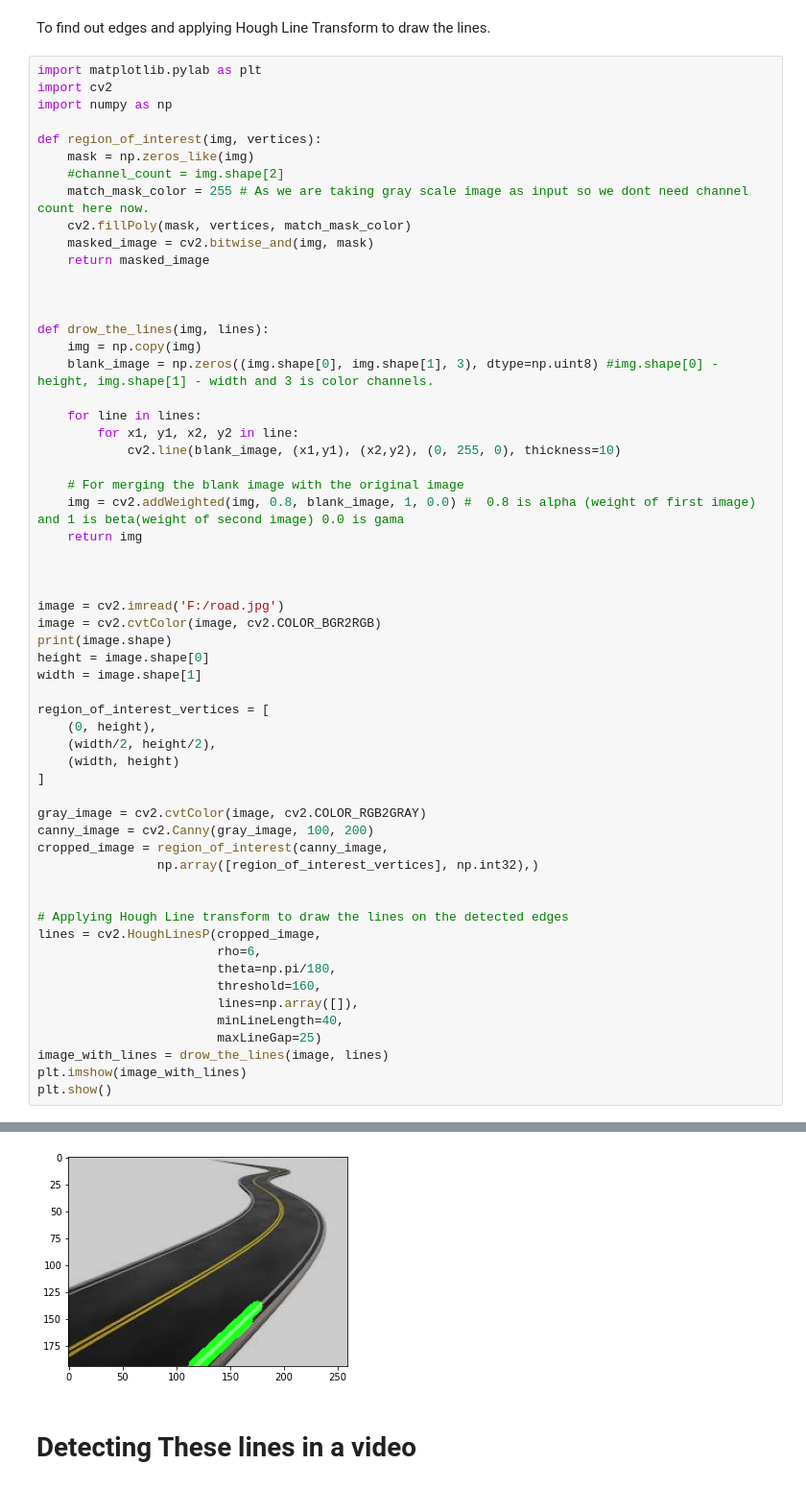
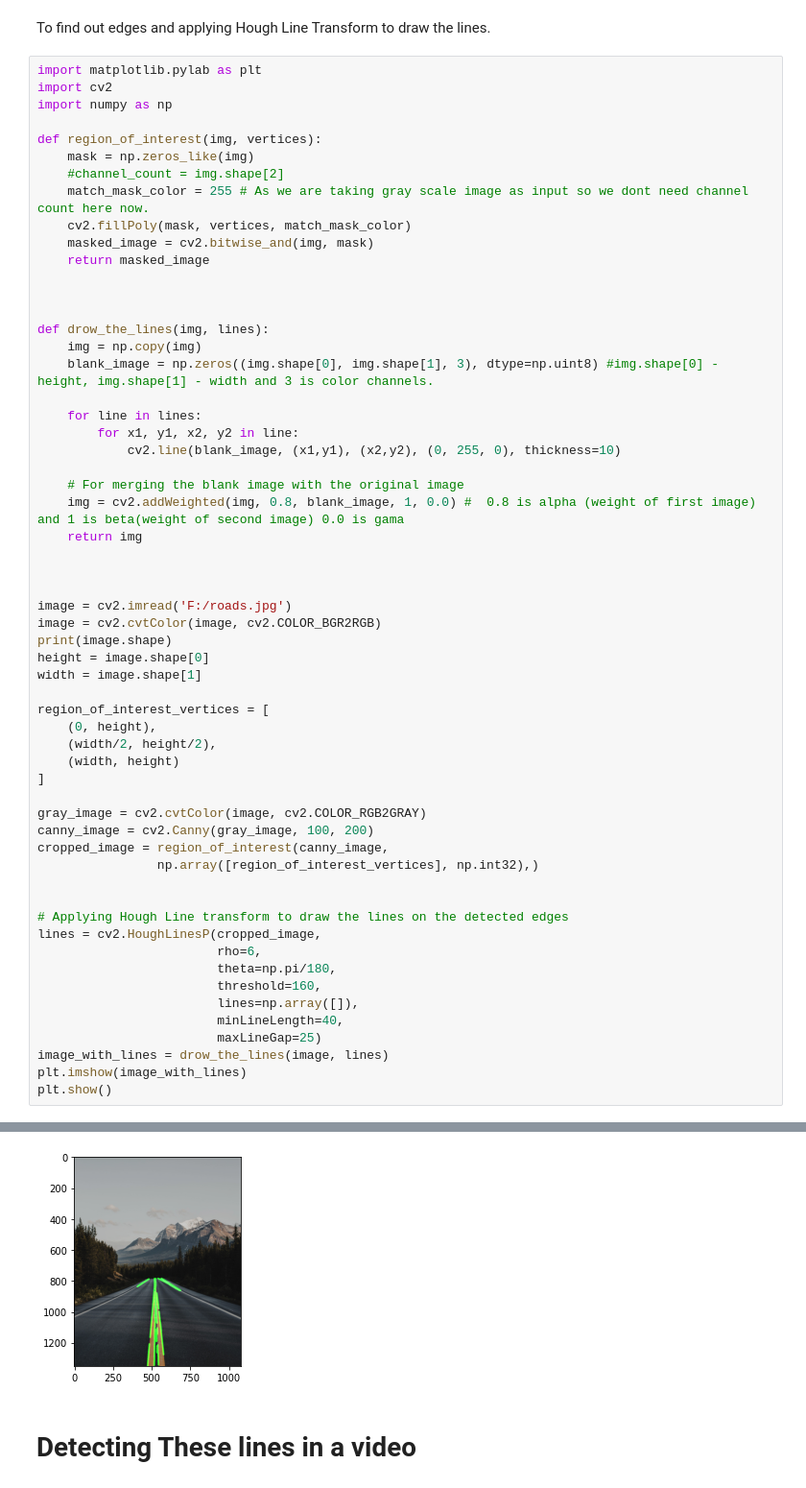
Before and after one commit to VisionAILab/Training, a Jupyter notebook: Anudit Bhatt/OpenCv/OpenCv_RoadLine.ipynb, the cells around one changed output, grey strips where cells are left out. Shown at 96% size. Cells and saved outputs as stored; diff of their text form.

```diff
--- a/Anudit Bhatt/OpenCv/OpenCv_RoadLine.ipynb
+++ b/Anudit Bhatt/OpenCv/OpenCv_RoadLine.ipynb
@@ -69,7 +69,7 @@ def drow_the_lines(img, lines):
 
 
 
-image = cv2.imread('F:/road.jpg')
+image = cv2.imread('F:/roads.jpg')
 image = cv2.cvtColor(image, cv2.COLOR_BGR2RGB)
 print(image.shape)
 height = image.shape[0]
@@ -103,4 +103,4 @@ plt.show()
-[figure, old version]
+[figure, new version]
 # %% [markdown]
 # Detecting These lines in a video
 # %%
```
Also changed, not shown: parts of 2 cells of this notebook.
